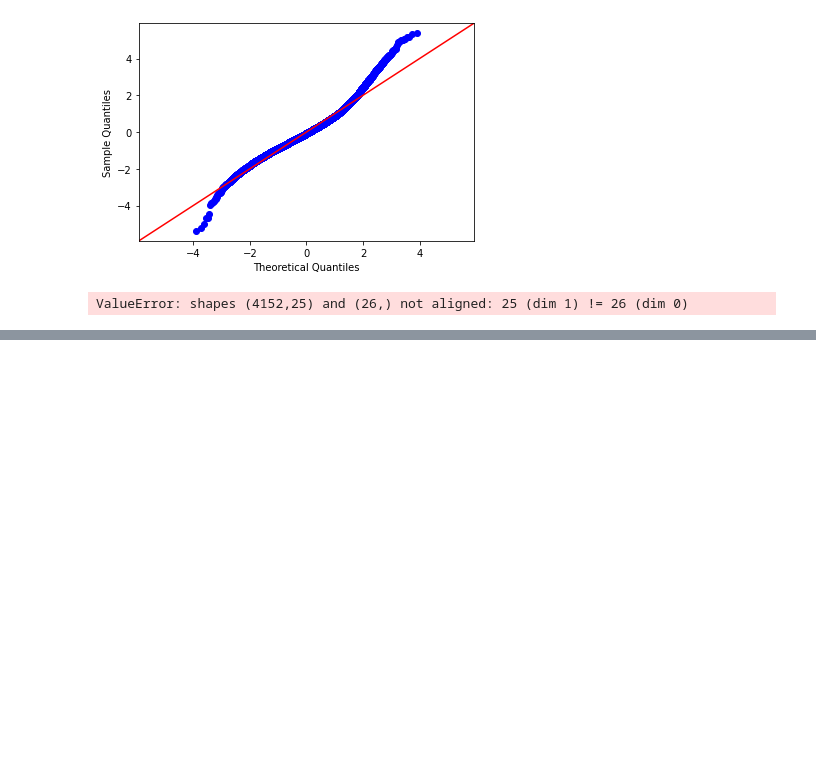
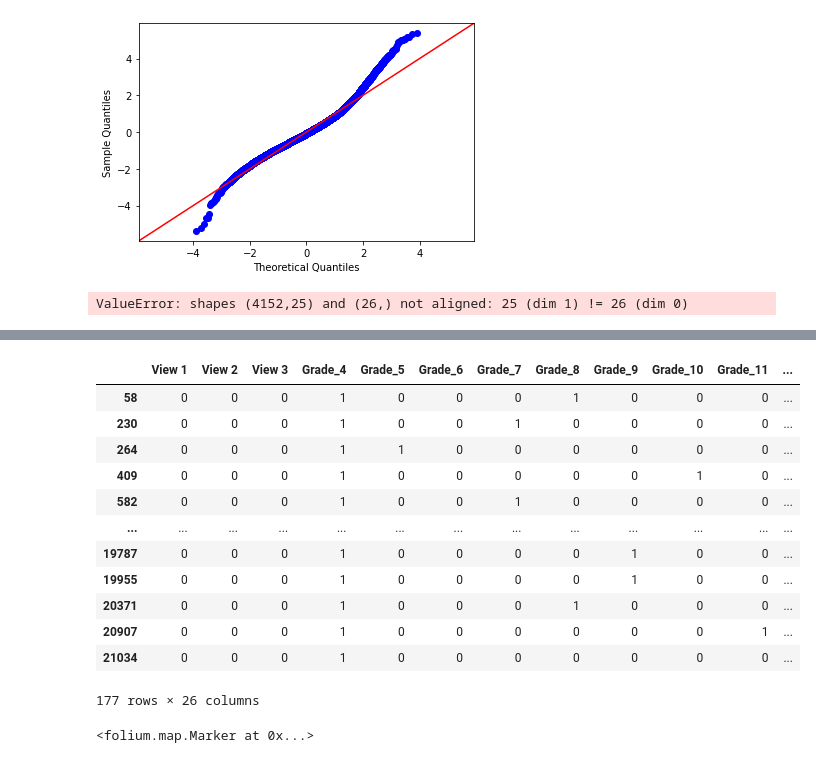
Before and after one commit to learn-co-curriculum/dsc-phase-2-project, a Jupyter notebook: Untitled.ipynb, the cells around one changed output, grey strips where cells are left out. Saved outputs shown, nothing was run; the diff lists cells and outputs as text; code cells hidden in the pictures; blank space fills up the shorter version.

```diff
--- a/Untitled.ipynb
+++ b/Untitled.ipynb
@@ -784,0 +849,28 @@ ValueError: shapes (4152,25) and (26,) not aligned: 25 (dim 1) != 26 (dim 0)
+# %%
+df_complex_clean.loc[df_complex_clean['Grade_4']== 1]
+# %% [output]
+|  | View 1 | View 2 | View 3 | Grade_4 | Grade_5 | Grade_6 | Grade_7 | Grade_8 | Grade_9 | Grade_10 | Grade_11 | ... |
+| 58 | 0 | 0 | 0 | 1 | 0 | 0 | 0 | 1 | 0 | 0 | 0 | ... |
+| 230 | 0 | 0 | 0 | 1 | 0 | 0 | 1 | 0 | 0 | 0 | 0 | ... |
+| 264 | 0 | 0 | 0 | 1 | 1 | 0 | 0 | 0 | 0 | 0 | 0 | ... |
+| 409 | 0 | 0 | 0 | 1 | 0 | 0 | 0 | 0 | 0 | 1 | 0 | ... |
+| 582 | 0 | 0 | 0 | 1 | 0 | 0 | 1 | 0 | 0 | 0 | 0 | ... |
+| ... | ... | ... | ... | ... | ... | ... | ... | ... | ... | ... | ... | ... |
+| 19787 | 0 | 0 | 0 | 1 | 0 | 0 | 0 | 0 | 1 | 0 | 0 | ... |
+| 19955 | 0 | 0 | 0 | 1 | 0 | 0 | 0 | 0 | 1 | 0 | 0 | ... |
+| 20371 | 0 | 0 | 0 | 1 | 0 | 0 | 0 | 1 | 0 | 0 | 0 | ... |
+| 20907 | 0 | 0 | 0 | 1 | 0 | 0 | 0 | 0 | 0 | 0 | 1 | ... |
+| 21034 | 0 | 0 | 0 | 1 | 0 | 0 | 0 | 0 | 0 | 0 | 0 | ... |
+177 rows × 26 columns
+# %%
+import folium
+
+
+m = folium.Map(location=[47.59, -122.12])
+
+tooltip = "Click me!"
+folium.Marker(
+    [47.59, -122.12], popup="<i>Mt. Hood Meadows</i>", tooltip=tooltip
+).add_to(m)
+# %% [output]
+<folium.map.Marker at 0x...>
```
Also changed, not shown: parts of 7 cells of this notebook.
